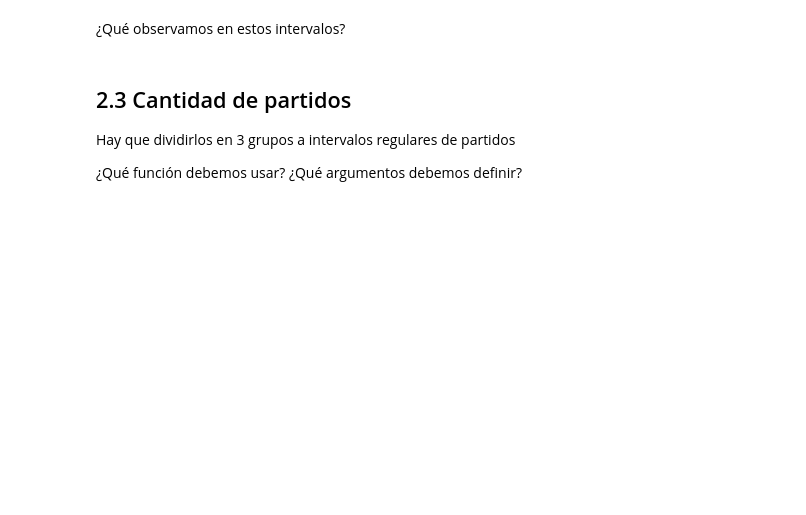
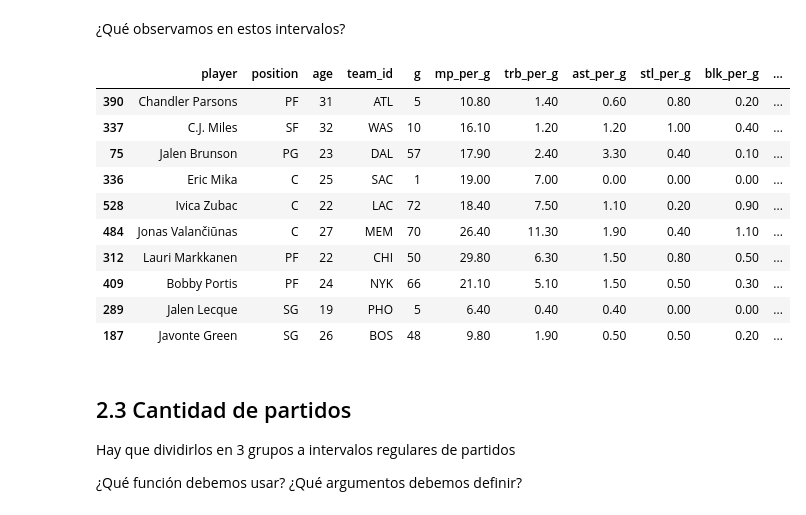
Before and after one commit to carlos1680/CPEDS, a Jupyter notebook: modulo3_DataWrangling/Clase 5 - Discretizacion de Variables/discretizacion_practica.ipynb, the cells around one changed output. Cells and saved outputs as stored; diff of their text form; code cells hidden in the pictures; blank space fills up the shorter version.

```diff
--- a/modulo3_DataWrangling/Clase 5 - Discretizacion de Variables/discretizacion_practica.ipynb
+++ b/modulo3_DataWrangling/Clase 5 - Discretizacion de Variables/discretizacion_practica.ipynb
@@ -90,5 +151,18 @@ Hay que dividirlos en 4 categorías de tal manera que aproximadamente el 25% de
 # %%
 # Observemos nuestros datos
+nba.sample(10)
+# %% [output]
+|  | player | position | age | team_id | g | mp_per_g | trb_per_g | ast_per_g | stl_per_g | blk_per_g | ... |
+| 390 | Chandler Parsons | PF | 31 | ATL | 5 | 10.80 | 1.40 | 0.60 | 0.80 | 0.20 | ... |
+| 337 | C.J. Miles | SF | 32 | WAS | 10 | 16.10 | 1.20 | 1.20 | 1.00 | 0.40 | ... |
+| 75 | Jalen Brunson | PG | 23 | DAL | 57 | 17.90 | 2.40 | 3.30 | 0.40 | 0.10 | ... |
+| 336 | Eric Mika | C | 25 | SAC | 1 | 19.00 | 7.00 | 0.00 | 0.00 | 0.00 | ... |
+| 528 | Ivica Zubac | C | 22 | LAC | 72 | 18.40 | 7.50 | 1.10 | 0.20 | 0.90 | ... |
+| 484 | Jonas Valančiūnas | C | 27 | MEM | 70 | 26.40 | 11.30 | 1.90 | 0.40 | 1.10 | ... |
+| 312 | Lauri Markkanen | PF | 22 | CHI | 50 | 29.80 | 6.30 | 1.50 | 0.80 | 0.50 | ... |
+| 409 | Bobby Portis | PF | 24 | NYK | 66 | 21.10 | 5.10 | 1.50 | 0.50 | 0.30 | ... |
+| 289 | Jalen Lecque | SG | 19 | PHO | 5 | 6.40 | 0.40 | 0.40 | 0.00 | 0.00 | ... |
+| 187 | Javonte Green | SG | 26 | BOS | 48 | 9.80 | 1.90 | 0.50 | 0.50 | 0.20 | ... |
 # %% [markdown]
 ## 2.3 Cantidad de partidos
 
```
Also changed, not shown: parts of 23 cells of this notebook, 4 other files.
